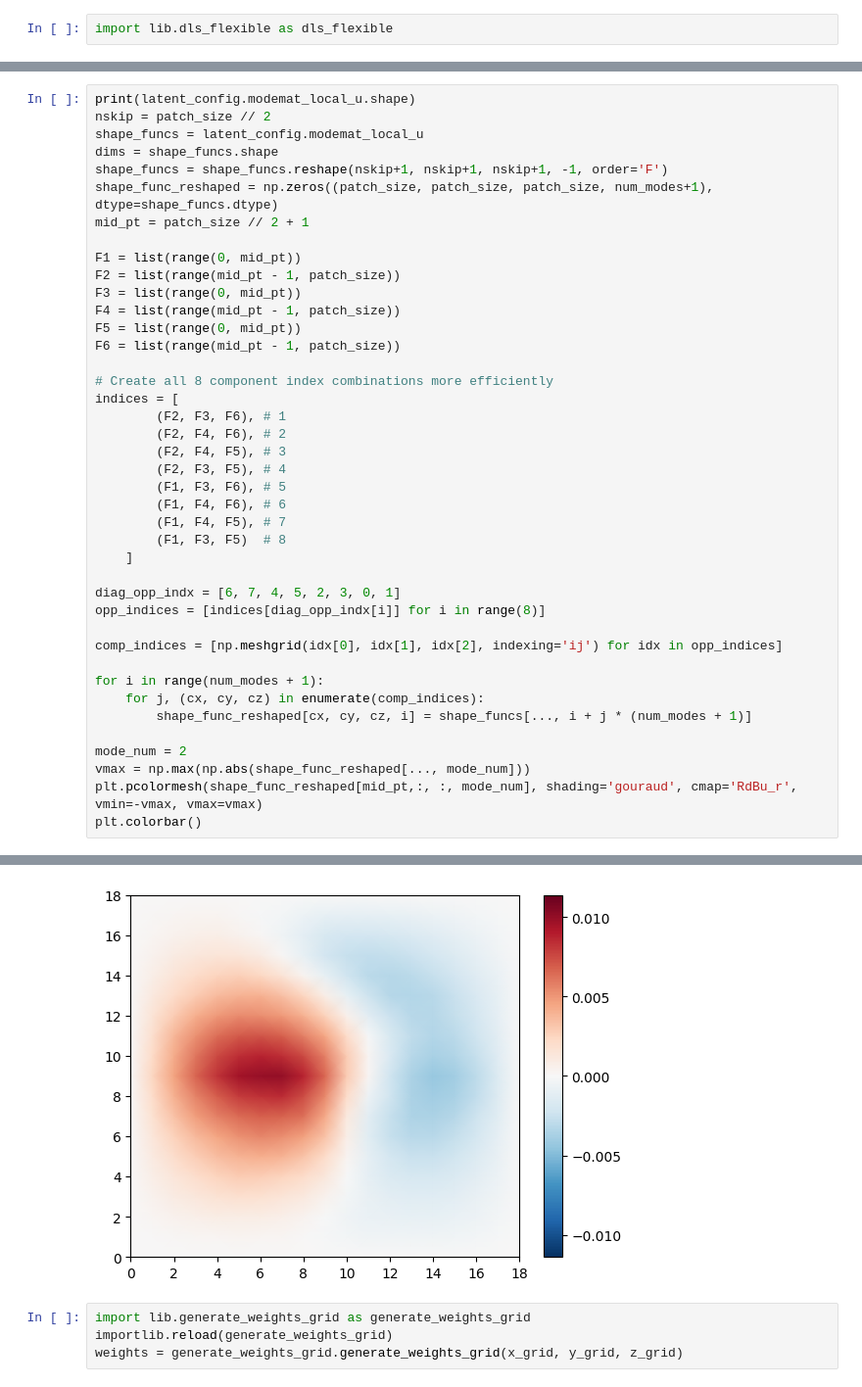
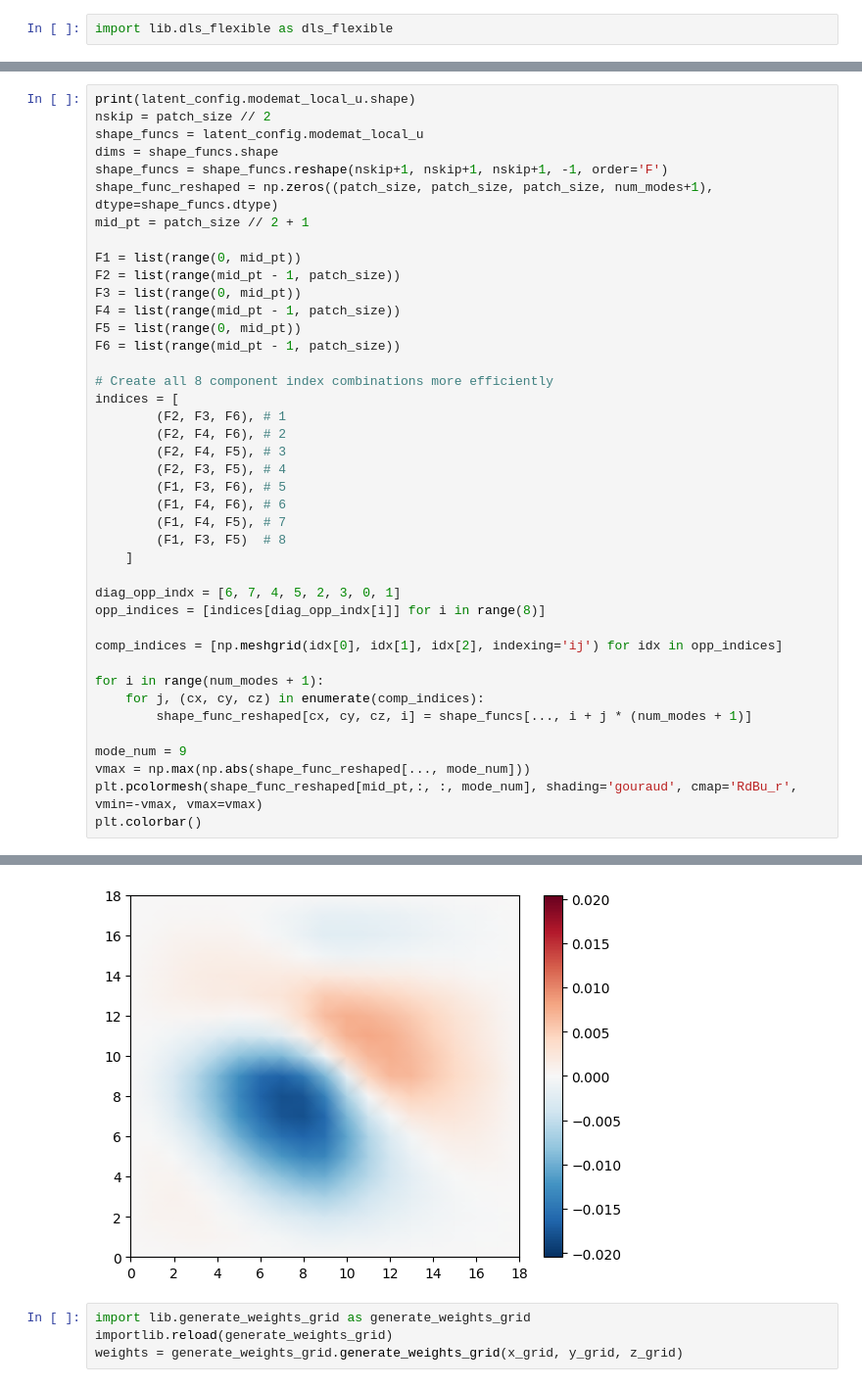
Before and after one commit to morton311/carrier_dls, a Jupyter notebook: carrier_dls.ipynb, the cells around one changed output, grey strips where cells are left out. Shown at 98% size. Saved outputs shown, nothing was run; the diff lists cells and outputs as text.

```diff
--- a/carrier_dls.ipynb
+++ b/carrier_dls.ipynb
@@ -230,35 +93,35 @@ F4 = list(range(mid_pt - 1, patch_size))
 F5 = list(range(0, mid_pt))
 F6 = list(range(mid_pt - 1, patch_size))
 
 # Create all 8 component index combinations more efficiently
 indices = [
         (F2, F3, F6), # 1
         (F2, F4, F6), # 2
         (F2, F4, F5), # 3
         (F2, F3, F5), # 4
         (F1, F3, F6), # 5
         (F1, F4, F6), # 6
         (F1, F4, F5), # 7
         (F1, F3, F5)  # 8
     ]
 
 diag_opp_indx = [6, 7, 4, 5, 2, 3, 0, 1]
 opp_indices = [indices[diag_opp_indx[i]] for i in range(8)]
 
 comp_indices = [np.meshgrid(idx[0], idx[1], idx[2], indexing='ij') for idx in opp_indices]
 
 for i in range(num_modes + 1):
     for j, (cx, cy, cz) in enumerate(comp_indices):
         shape_func_reshaped[cx, cy, cz, i] = shape_funcs[..., i + j * (num_modes + 1)]
 
-mode_num = 2
+mode_num = 9
 vmax = np.max(np.abs(shape_func_reshaped[..., mode_num]))
 plt.pcolormesh(shape_func_reshaped[mid_pt,:, :, mode_num], shading='gouraud', cmap='RdBu_r', vmin=-vmax, vmax=vmax)
 plt.colorbar()
 # %% [output]
 (1000, 88)
 <matplotlib.colorbar.Colorbar at 0x...>
-[figure, old version]
+[figure, new version]
 # %%
 import lib.generate_weights_grid as generate_weights_grid
 importlib.reload(generate_weights_grid)
```
Also changed, not shown: parts of 6 cells of this notebook, 2 other files.
